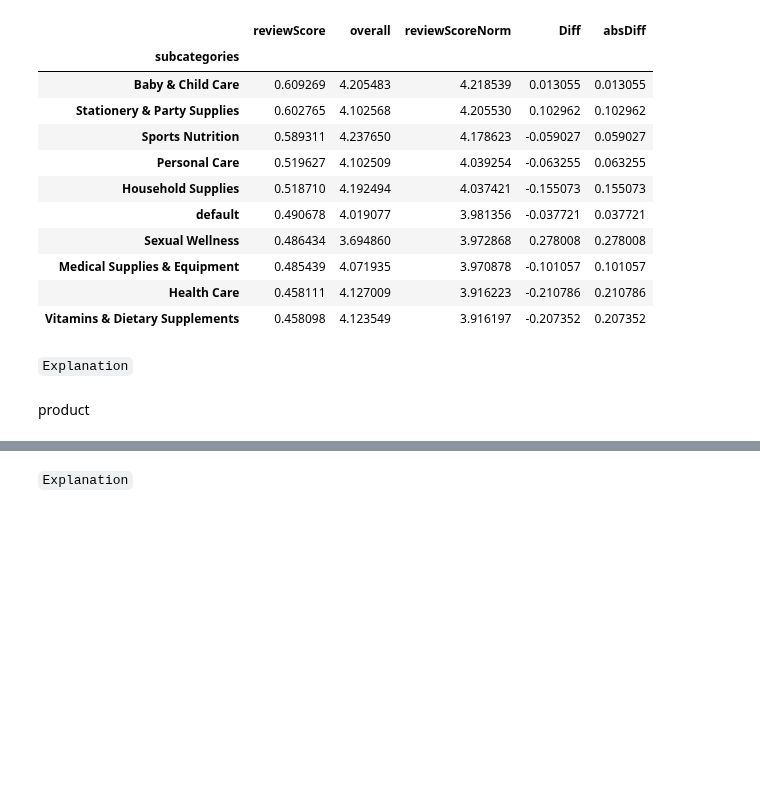
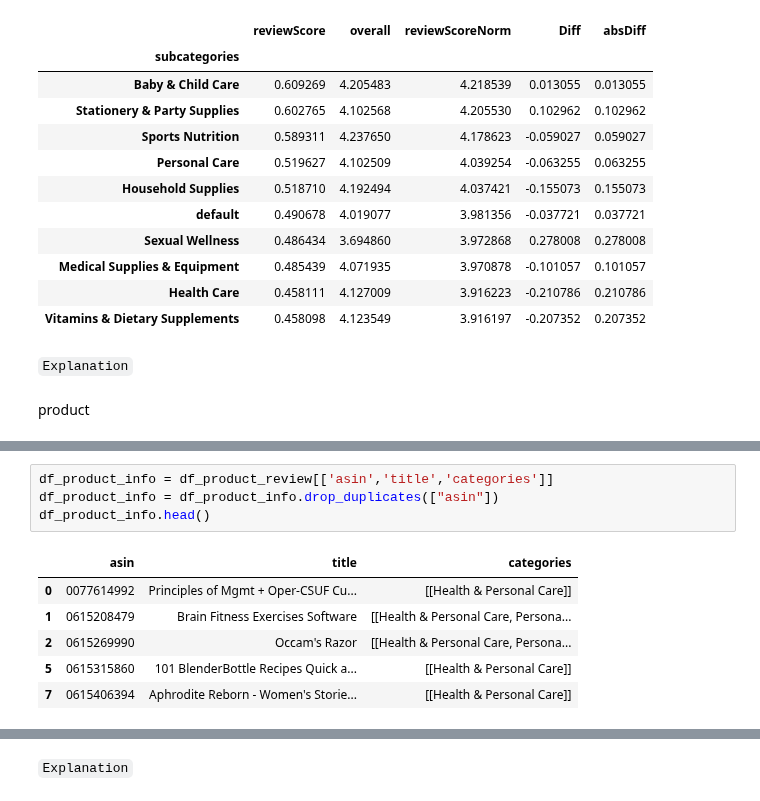
Before and after one commit to epfl-ada-2018/ada007project, a Jupyter notebook: Review Sentiment Analysis.ipynb, the cells around one changed output, grey strips where cells are left out. Cells and saved outputs as stored; diff of their text form; blank space fills up the shorter version.

```diff
--- a/Review Sentiment Analysis.ipynb
+++ b/Review Sentiment Analysis.ipynb
@@ -375,0 +382,11 @@ len(df_product_review[(df_product_review["reviewScoreNorm"]==5.0) & (df_product_
+# %%
+df_product_info = df_product_review[['asin','title','categories']]
+df_product_info = df_product_info.drop_duplicates(["asin"])
+df_product_info.head()
+# %% [output]
+|  | asin | title | categories |
+| 0 | 0077614992 | Principles of Mgmt + Oper-CSUF Cu... | [[Health & Personal Care]] |
+| 1 | 0615208479 | Brain Fitness Exercises Software | [[Health & Personal Care, Persona... |
+| 2 | 0615269990 | Occam's Razor | [[Health & Personal Care, Persona... |
+| 5 | 0615315860 | 101 BlenderBottle Recipes Quick a... | [[Health & Personal Care]] |
+| 7 | 0615406394 | Aphrodite Reborn - Women's Storie... | [[Health & Personal Care]] |
```
Also changed, not shown: parts of 23 cells of this notebook.
